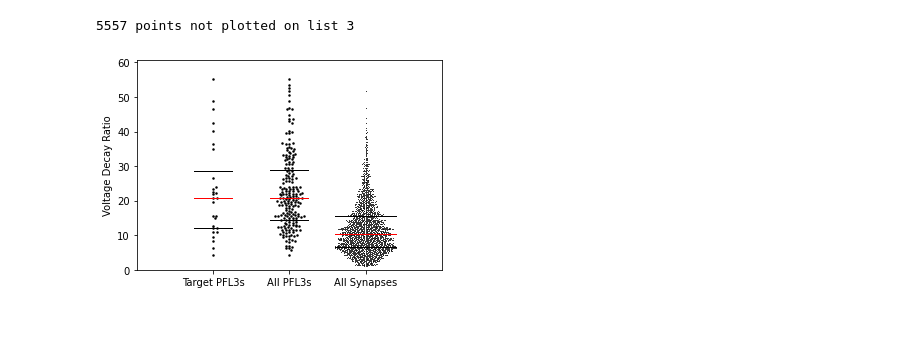
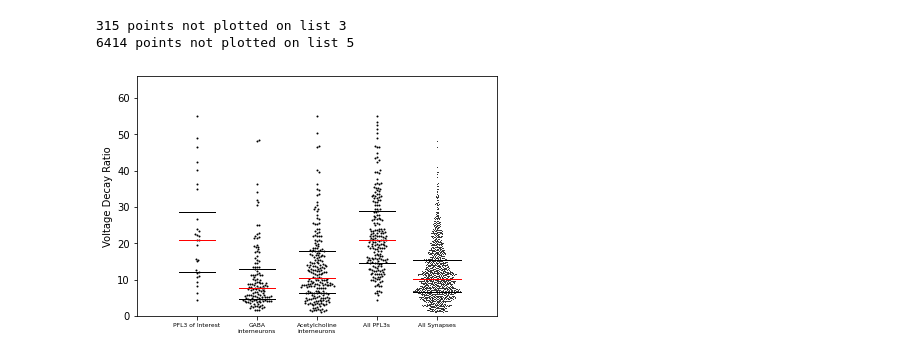
Before and after one commit to AliShenasa/SingleNeuronSimulations, a Jupyter notebook: utils/SwarmPlotting.ipynb, the cells around one changed output. Cells and saved outputs as stored; diff of their text form; code cells hidden in the pictures; blank space fills up the shorter version.

Commit message:
Added PFL interneurons swarm plot

```diff
--- a/utils/SwarmPlotting.ipynb
+++ b/utils/SwarmPlotting.ipynb
@@ -21,7 +49,7 @@ class Swarm:
         self.panelWidth = panelWidth
         self.panelHeight = panelHeight
         self.pointsize = pointsize
-        self.RADIUS = pointsize/72 #/ 2 # I think maybe?
+        self.RADIUS = pointsize/72 / 2 # I think maybe?
         self.plottedPoints = []
 
     def xpaperCoord(self, x1, x2):
@@ -134,59 +305,54 @@ def swarm(yList, panel, center, width, xmin, xmax, ymin, ymax, panelWidth, panel
 # %%
-figureWidth = 8.5
-figureHeight = 11
-panelWidth = 6
-panelHeight = 8
+figureWidth = 6
+figureHeight = 3
+panelWidth = 5
+panelHeight = 2.5
 
 panel = plt.axes([0.1, 0.1, panelWidth/figureWidth, panelHeight/figureHeight])
 
-csvfile = r'..\data\DNa02-1140245595_typed_simulation_data.csv'
-df = pd.read_csv(csvfile)
-
-df['voltdr'] = df['in_voltage'] / df['out_voltage']
-
-targetPFL3 = df[df['instance'] == 'PFL3(PB12c)_R2_C1_irreg']
-allPFL3 = df[df['type'] == 'PFL3']
+dfList = [targetPFL3, gabaPFLinter, achPFLinter, allPFL3, df]
 
 xmin=0
-xmax=20
+xmax=5*(len(dfList)+1)
 ymin=0
 ymax=max(df['voltdr'])*1.2
 
 
-for index, data in enumerate([targetPFL3, allPFL3, df]):
-    if index == 2:
+for index, data in enumerate(dfList):
+    if index == len(dfList)-1:
         width = 4
         pointsize=1
     else:
-        width =2.5
-        pointsize=2.5
+        width =3
+        pointsize=2
     yList = list(data['voltdr'])
     np.random.shuffle(yList)
     extrapoints = swarm(yList, panel,
                           center=5*(index+1), width=width,
                           xmin=xmin, xmax=xmax,
                           ymin=ymin, ymax=ymax,
                           panelWidth=panelWidth,
                           panelHeight=panelHeight,
                           pointsize=pointsize)
     if extrapoints > 0:
         print(f"{extrapoints} points not plotted on list {index+1}")
 
 
 panel.set_xlim([xmin, xmax])
 panel.set_ylim([ymin, ymax])
-panel.set_xticks([5, 10, 15])
-panel.set_xticklabels(['PFL3 of Interest', 'All PFL3s', 'All Synapses'])
+panel.set_xticks([5*(index+1) for index in range(len(dfList))])
+panel.set_xticklabels(['PFL3 of Interest', 'GABA\ninterneurons', 'Acetylcholine\ninterneurons','All PFL3s', 'All Synapses'], fontsize=6)
 
 panel.set_ylabel('Voltage Decay Ratio')
 
 panel.tick_params(bottom=True, labelbottom=True,
                       left=True, labelleft=True,
                       right=False, labelright=False,
                       top=False, labeltop=False,)
 
-outfile = 'voltageDecayRatioSwarmPlot.png'
+outfile = 'VDRSwarmPlotWithInterneurons.png'
 plt.savefig(outfile, dpi=600)
 # %% [output]
-5557 points not plotted on list 3
+315 points not plotted on list 3
+6414 points not plotted on list 5
-[figure, old version]
+[figure, new version]
```
Also changed, not shown: parts of 9 cells of this notebook, 10 other files.
